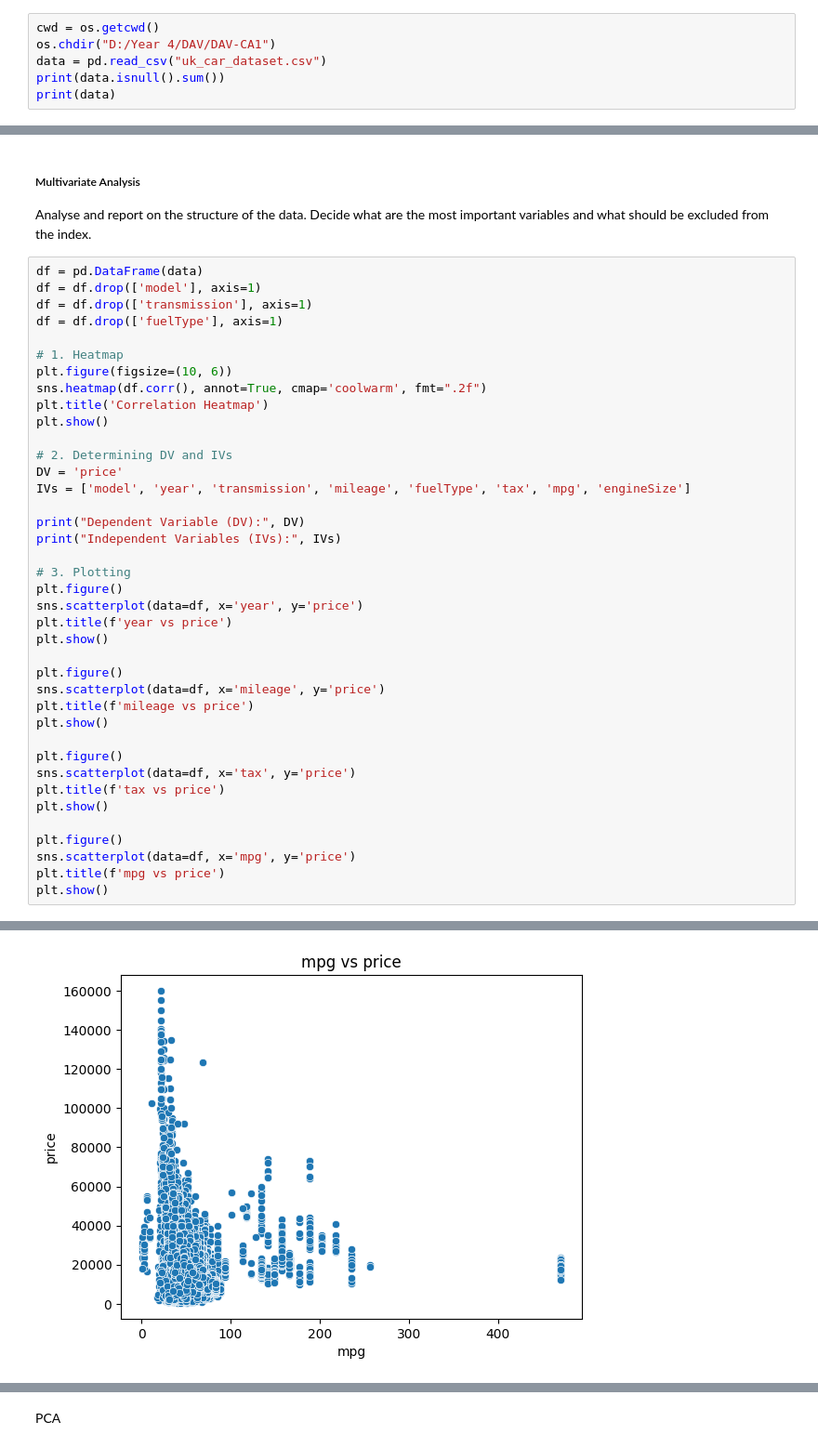
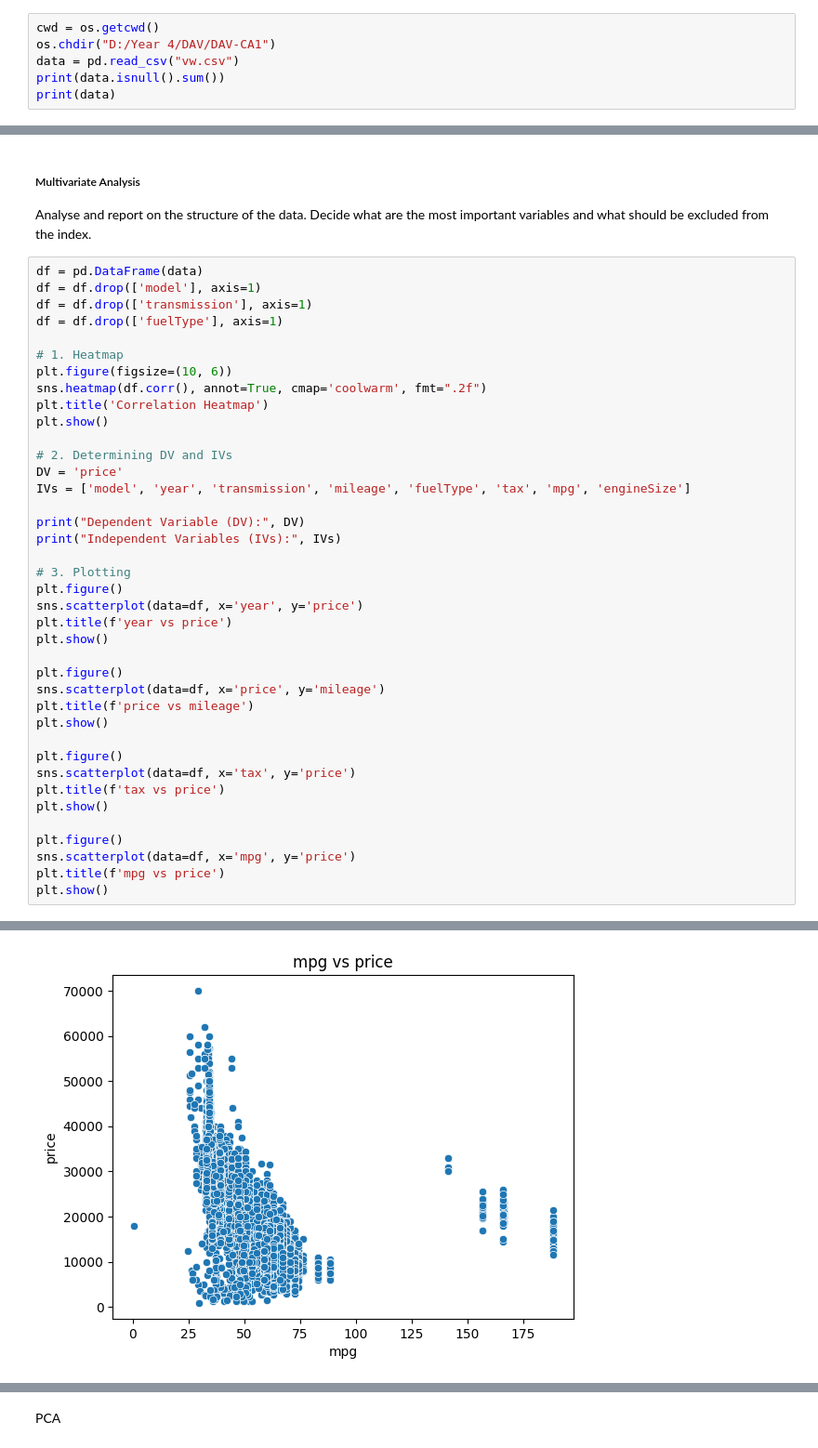
Before and after one commit to DavidCampion/DAV-CA1, a Jupyter notebook: project.ipynb, the cells around one changed output, grey strips where cells are left out. Shown at 93% size. Saved outputs shown, nothing was run; the diff lists cells and outputs as text.

```diff
--- a/project.ipynb
+++ b/project.ipynb
@@ -24,7 +24,7 @@ from scipy.stats import pearsonr
 # %%
 cwd = os.getcwd()
 os.chdir("D:/Year 4/DAV/DAV-CA1")
-data = pd.read_csv("uk_car_dataset.csv")
+data = pd.read_csv("vw.csv")
 print(data.isnull().sum())
 print(data)
 # %% [output]
@@ -147,8 +147,8 @@ plt.title(f'year vs price')
 plt.show()
 
 plt.figure()
-sns.scatterplot(data=df, x='mileage', y='price')
-plt.title(f'mileage vs price')
+sns.scatterplot(data=df, x='price', y='mileage')
+plt.title(f'price vs mileage')
 plt.show()
 
 plt.figure()
@@ -170,4 +170,4 @@ Independent Variables (IVs): ['model', 'year', 'transmission', 'mileage', 'fuelT
-[figure, old version]
+[figure, new version]
 # %%
 # 4. Pearson correlation and p-value
 correlations = {}
```
Also changed, not shown: parts of 12 cells of this notebook, 1 other file.
